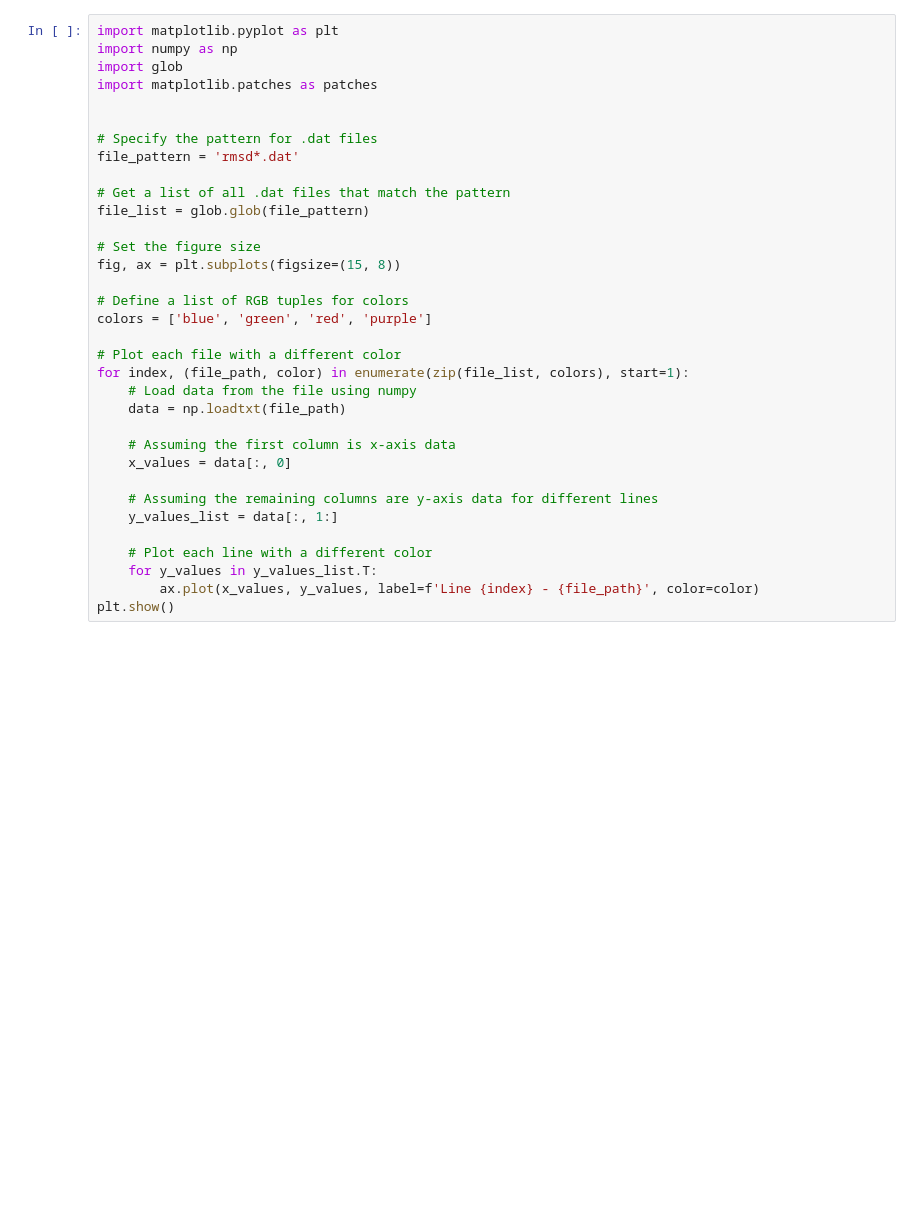
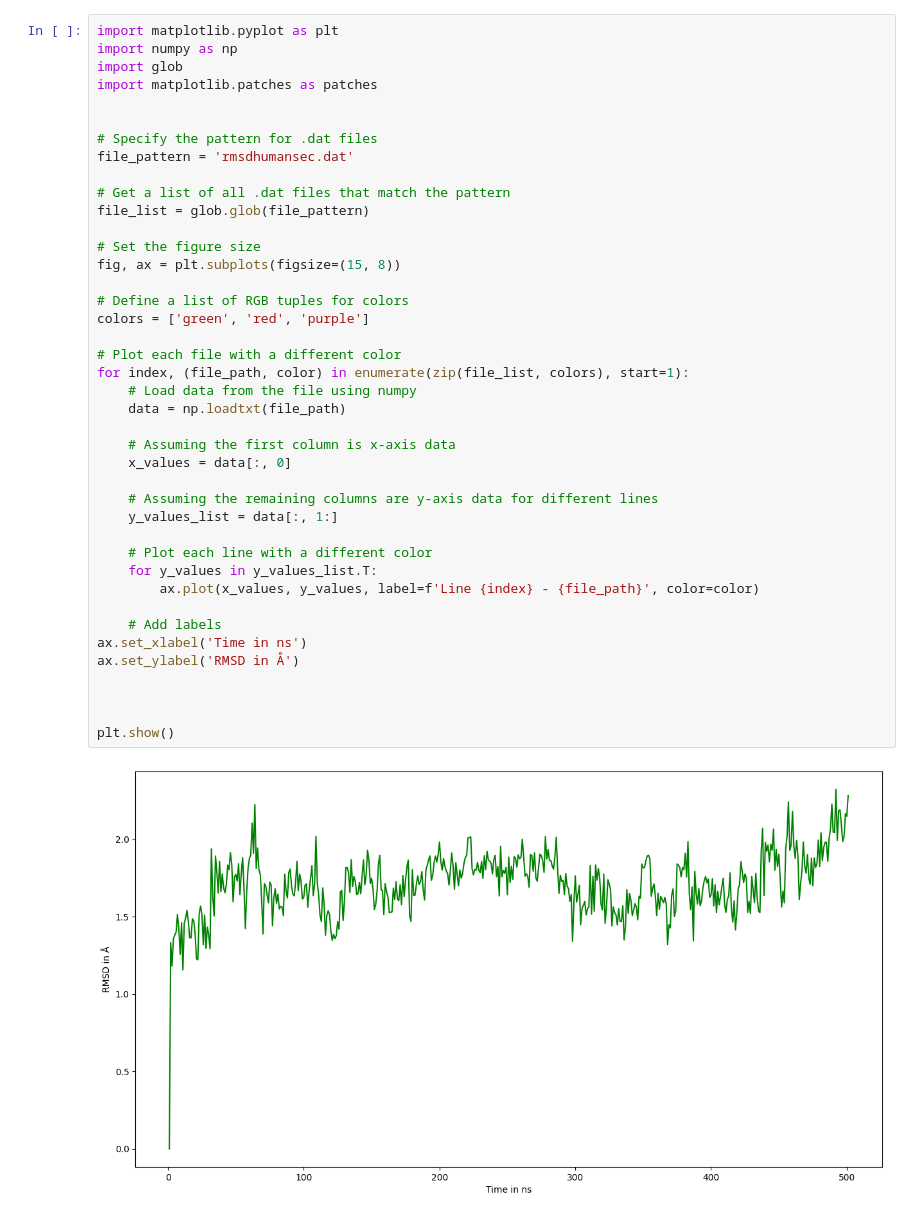
Before and after one commit to ND7996/Simulation_AnalysisScripts, a Jupyter notebook: rmsd.ipynb, the cells around one changed output. Drawn from its saved outputs; the diff is of its cells as text; blank space fills up the shorter version.

```diff
--- a/rmsd.ipynb
+++ b/rmsd.ipynb
@@ -3,32 +3,41 @@ import matplotlib.pyplot as plt
 import numpy as np
 import glob
 import matplotlib.patches as patches
 
 
 # Specify the pattern for .dat files
-file_pattern = 'rmsd*.dat'
+file_pattern = 'rmsdhumansec.dat'
 
 # Get a list of all .dat files that match the pattern
 file_list = glob.glob(file_pattern)
 
 # Set the figure size
 fig, ax = plt.subplots(figsize=(15, 8))
 
 # Define a list of RGB tuples for colors
-colors = ['blue', 'green', 'red', 'purple']
+colors = ['green', 'red', 'purple']
 
 # Plot each file with a different color
 for index, (file_path, color) in enumerate(zip(file_list, colors), start=1):
     # Load data from the file using numpy
     data = np.loadtxt(file_path)
 
     # Assuming the first column is x-axis data
     x_values = data[:, 0]
 
     # Assuming the remaining columns are y-axis data for different lines
     y_values_list = data[:, 1:]
 
     # Plot each line with a different color
     for y_values in y_values_list.T:
         ax.plot(x_values, y_values, label=f'Line {index} - {file_path}', color=color)
+
+    # Add labels
+ax.set_xlabel('Time in ns')
+ax.set_ylabel('RMSD in Å')
+
+
+
 plt.show()
+# %% [output]
+[figure, added]
```
